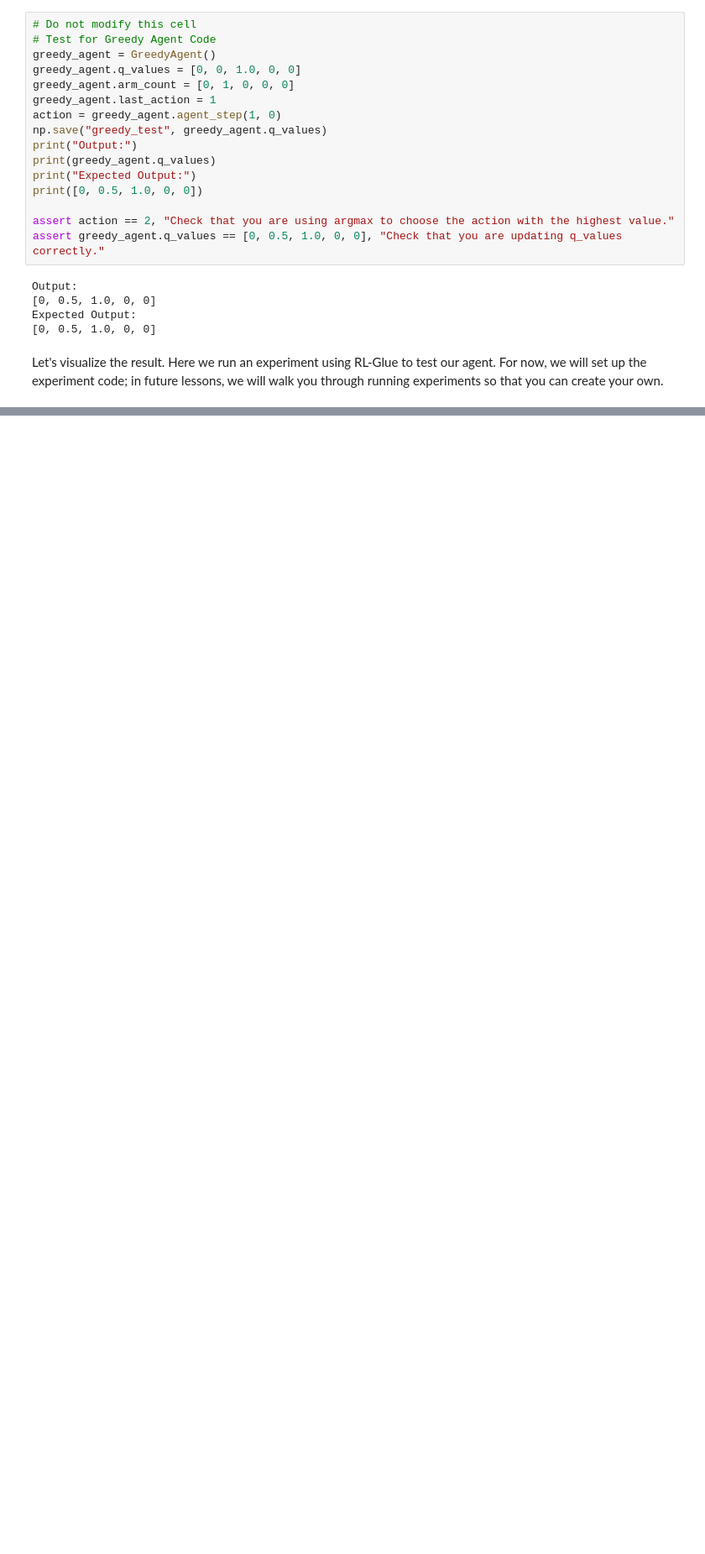
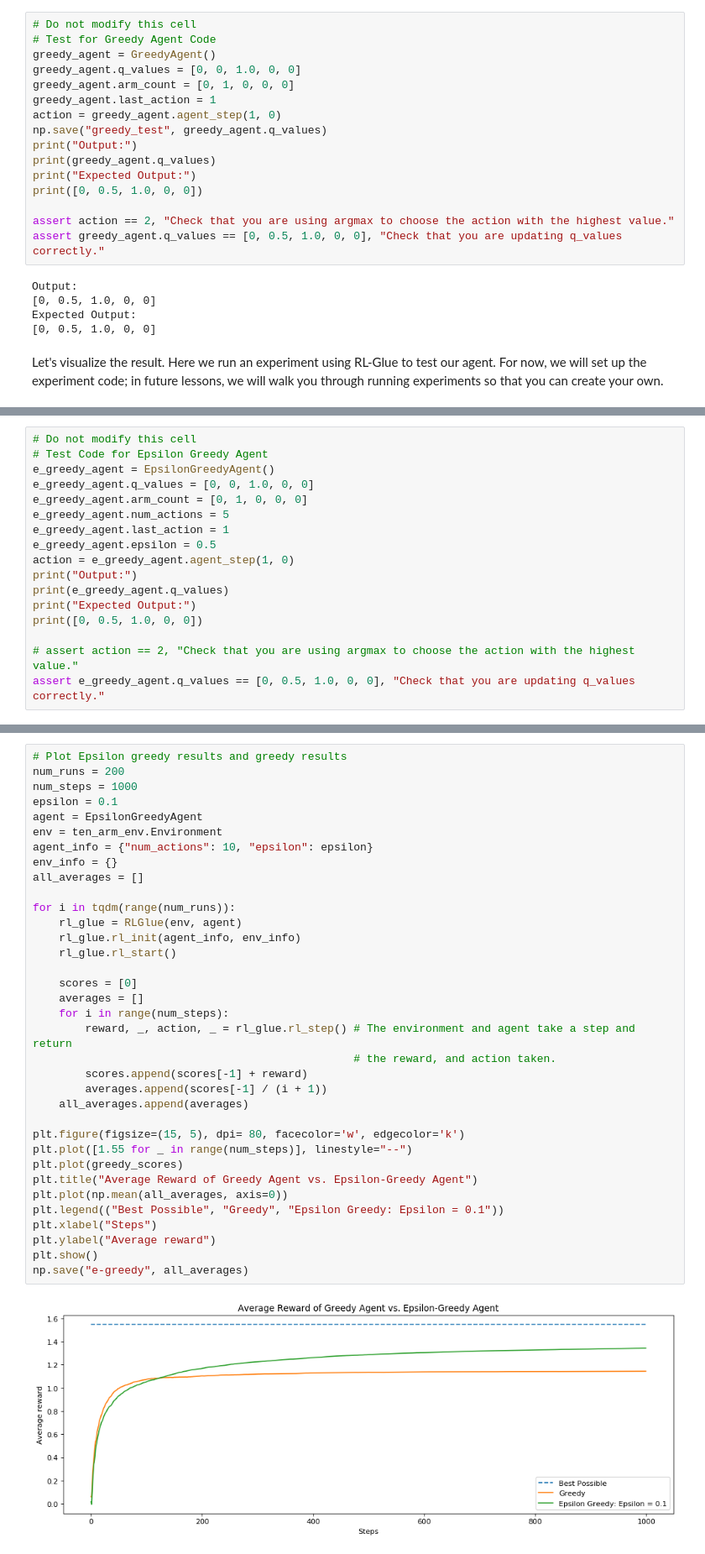
Before and after one commit to gafarina/RL, a Jupyter notebook: RL1.ipynb, the cells around one changed output, grey strips where cells are left out. Shown at 84% size. Drawn from its saved outputs; the diff is of its cells as text; blank space fills up the shorter version.

```diff
--- a/RL1.ipynb
+++ b/RL1.ipynb
@@ -189,0 +247,17 @@ np.save("greedy_scores", greedy_scores)
+# %%
+# Do not modify this cell
+# Test Code for Epsilon Greedy Agent
+e_greedy_agent = EpsilonGreedyAgent()
+e_greedy_agent.q_values = [0, 0, 1.0, 0, 0]
+e_greedy_agent.arm_count = [0, 1, 0, 0, 0]
+e_greedy_agent.num_actions = 5
+e_greedy_agent.last_action = 1
+e_greedy_agent.epsilon = 0.5
+action = e_greedy_agent.agent_step(1, 0)
+print("Output:")
+print(e_greedy_agent.q_values)
+print("Expected Output:")
+print([0, 0.5, 1.0, 0, 0])
+
+# assert action == 2, "Check that you are using argmax to choose the action with the highest value."
+assert e_greedy_agent.q_values == [0, 0.5, 1.0, 0, 0], "Check that you are updating q_values correctly."
@@ -189,0 +271,37 @@ np.save("greedy_scores", greedy_scores)
+# %%
+# Plot Epsilon greedy results and greedy results
+num_runs = 200
+num_steps = 1000
+epsilon = 0.1
+agent = EpsilonGreedyAgent
+env = ten_arm_env.Environment
+agent_info = {"num_actions": 10, "epsilon": epsilon}
+env_info = {}
+all_averages = []
+
+for i in tqdm(range(num_runs)):
+    rl_glue = RLGlue(env, agent)
+    rl_glue.rl_init(agent_info, env_info)
+    rl_glue.rl_start()
+
+    scores = [0]
+    averages = []
+    for i in range(num_steps):
+        reward, _, action, _ = rl_glue.rl_step() # The environment and agent take a step and return
+                                                 # the reward, and action taken.
+        scores.append(scores[-1] + reward)
+        averages.append(scores[-1] / (i + 1))
+    all_averages.append(averages)
+
+plt.figure(figsize=(15, 5), dpi= 80, facecolor='w', edgecolor='k')
+plt.plot([1.55 for _ in range(num_steps)], linestyle="--")
+plt.plot(greedy_scores)
+plt.title("Average Reward of Greedy Agent vs. Epsilon-Greedy Agent")
+plt.plot(np.mean(all_averages, axis=0))
+plt.legend(("Best Possible", "Greedy", "Epsilon Greedy: Epsilon = 0.1"))
+plt.xlabel("Steps")
+plt.ylabel("Average reward")
+plt.show()
+np.save("e-greedy", all_averages)
+# %% [output]
+[figure, added]
```
Also changed, not shown: parts of 25 cells of this notebook.
